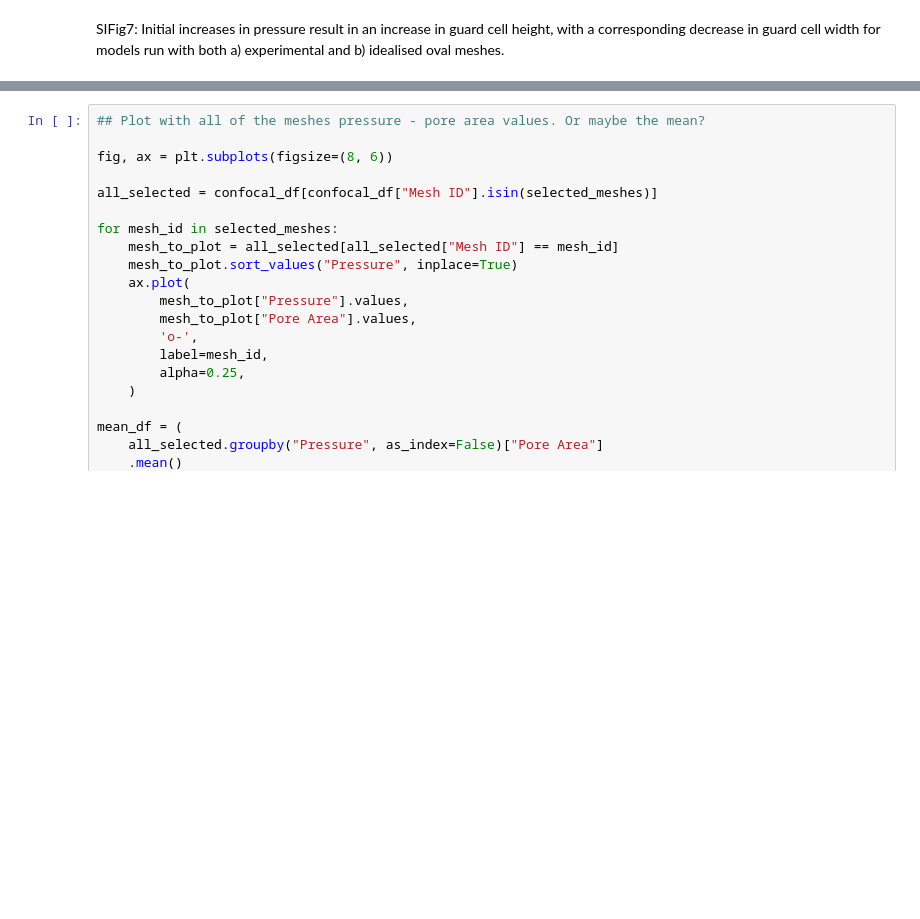
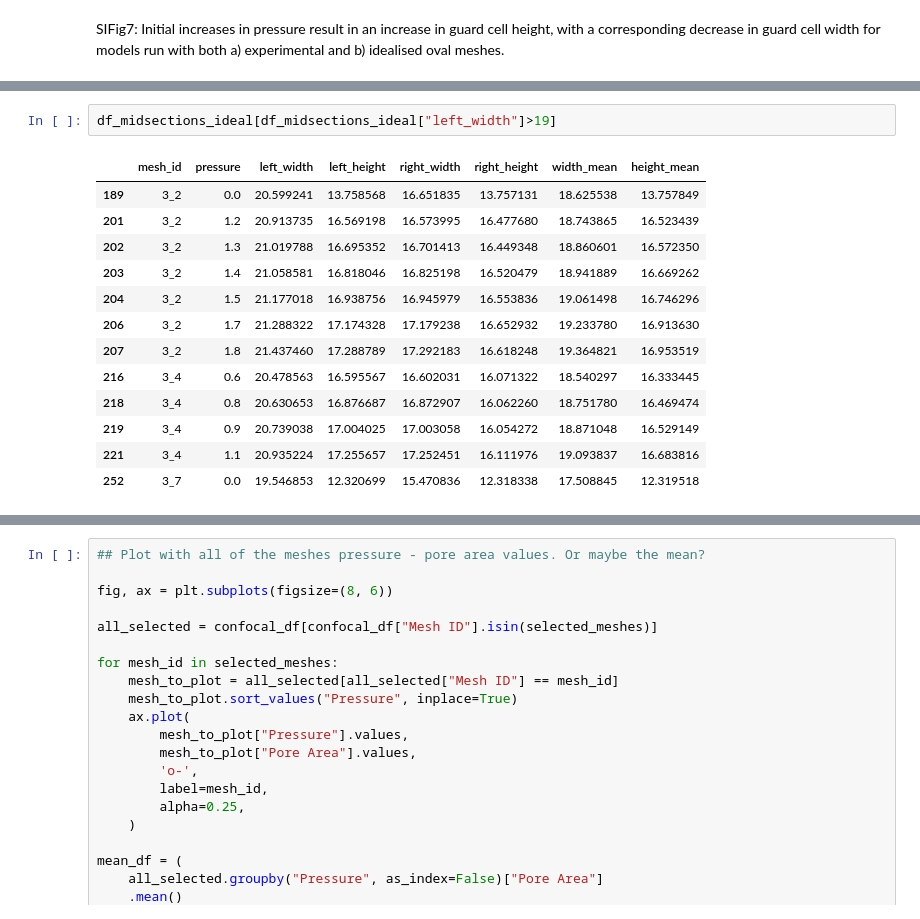
Before and after one commit to mtomtom/onion-stomatal-geometry, a Jupyter notebook: jupyter_notebooks/SI_figures.ipynb, the cells around one changed output, grey strips where cells are left out. Drawn from its saved outputs; the diff is of its cells as text; blank space fills up the shorter version.

Commit message:
Fixed the mesh analysis with the mesh changes

```diff
--- a/jupyter_notebooks/SI_figures.ipynb
+++ b/jupyter_notebooks/SI_figures.ipynb
@@ -389,0 +414,16 @@ plot_SI7(df_midsections_ideal, filename="../Figures/SI/midsection_height_width_o
+# %%
+df_midsections_ideal[df_midsections_ideal["left_width"]>19]
+# %% [output]
+|  | mesh_id | pressure | left_width | left_height | right_width | right_height | width_mean | height_mean |
+| 189 | 3_2 | 0.0 | 20.599241 | 13.758568 | 16.651835 | 13.757131 | 18.625538 | 13.757849 |
+| 201 | 3_2 | 1.2 | 20.913735 | 16.569198 | 16.573995 | 16.477680 | 18.743865 | 16.523439 |
+| 202 | 3_2 | 1.3 | 21.019788 | 16.695352 | 16.701413 | 16.449348 | 18.860601 | 16.572350 |
+| 203 | 3_2 | 1.4 | 21.058581 | 16.818046 | 16.825198 | 16.520479 | 18.941889 | 16.669262 |
+| 204 | 3_2 | 1.5 | 21.177018 | 16.938756 | 16.945979 | 16.553836 | 19.061498 | 16.746296 |
+| 206 | 3_2 | 1.7 | 21.288322 | 17.174328 | 17.179238 | 16.652932 | 19.233780 | 16.913630 |
+| 207 | 3_2 | 1.8 | 21.437460 | 17.288789 | 17.292183 | 16.618248 | 19.364821 | 16.953519 |
+| 216 | 3_4 | 0.6 | 20.478563 | 16.595567 | 16.602031 | 16.071322 | 18.540297 | 16.333445 |
+| 218 | 3_4 | 0.8 | 20.630653 | 16.876687 | 16.872907 | 16.062260 | 18.751780 | 16.469474 |
+| 219 | 3_4 | 0.9 | 20.739038 | 17.004025 | 17.003058 | 16.054272 | 18.871048 | 16.529149 |
+| 221 | 3_4 | 1.1 | 20.935224 | 17.255657 | 17.252451 | 16.111976 | 19.093837 | 16.683816 |
+| 252 | 3_7 | 0.0 | 19.546853 | 12.320699 | 15.470836 | 12.318338 | 17.508845 | 12.319518 |
```
Also changed, not shown: parts of 9 cells of this notebook, 3 other files.
